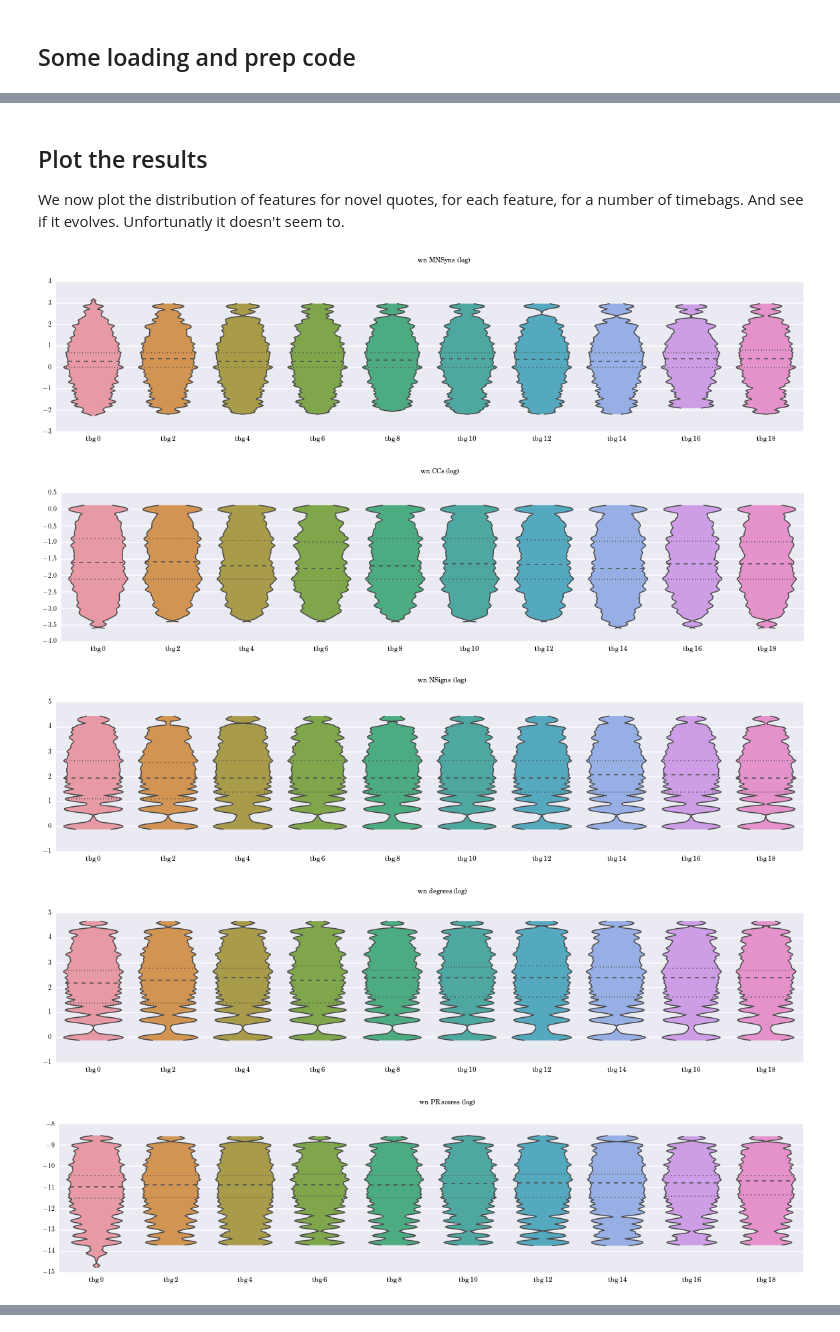
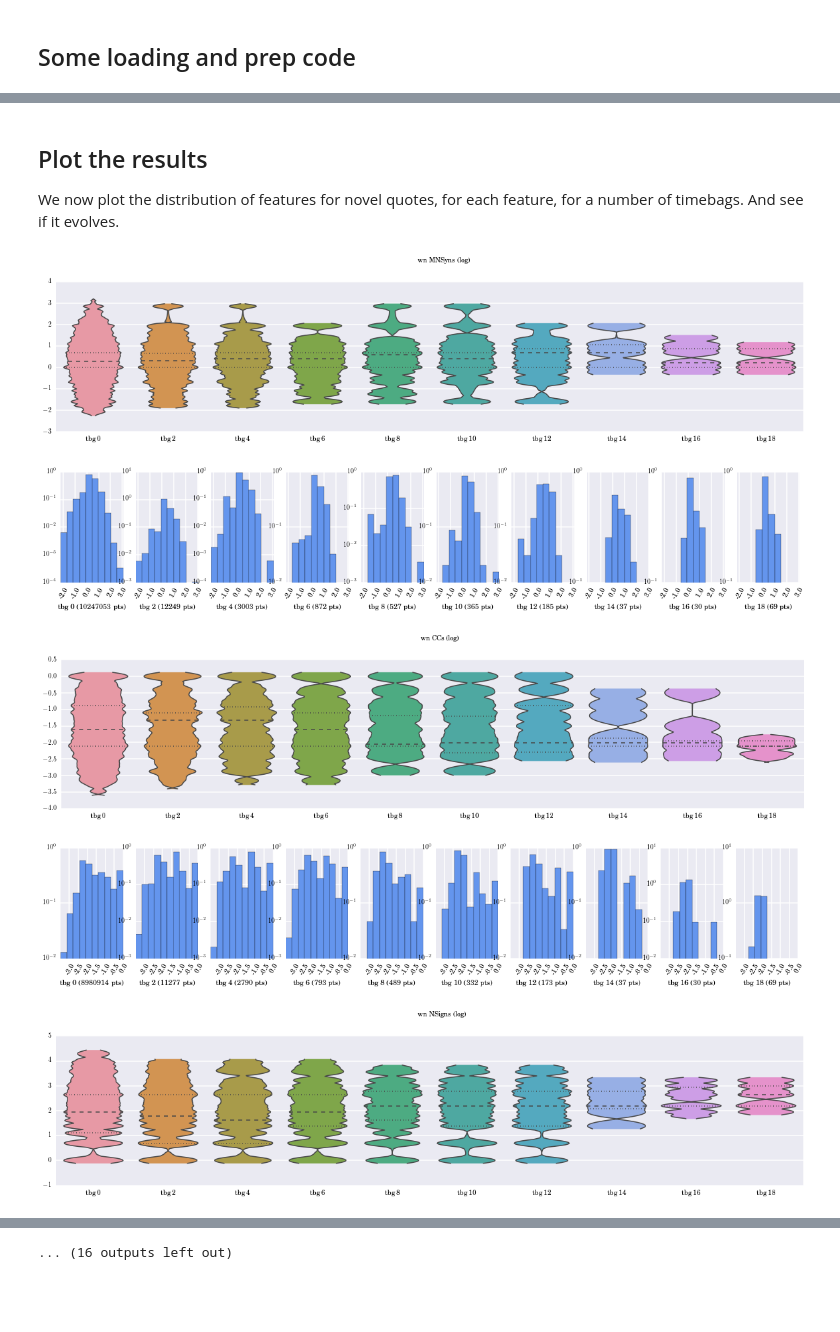
Before and after one commit to wehlutyk/brainscopypaste, a Jupyter notebook: features_timebags_evolution.ipynb, the cells around one changed output, grey strips where cells are left out. Saved outputs shown, nothing was run; the diff lists cells and outputs as text; code cells hidden in the pictures; blank space fills up the shorter version.

Commit message:
Do recursive filtering of quotes produced by substitutions to compute distributions on those

```diff
--- a/features_timebags_evolution.ipynb
+++ b/features_timebags_evolution.ipynb
@@ -98,8 +103,12 @@ min_number_of_timebags = 10
 try:
     # See if we already computed this
     empirical_features = ps.load('data/analyses/empirical_features.pickle')
+    np_new_quotes_counts = ps.load('data/analyses/new_quotes_counts.pickle')
     print 'Loaded from pickle.'
 except IOError:
+    n_clusters_kept = 0
+    new_quotes_counts = []
+
     # A progress indicator
     progress = ProgressInfo(len(clusters), 10, 'features')
 
@@ -112,9 +121,15 @@ except IOError:
         if len(tbgs) < min_number_of_timebags:
             continue
 
+        n_clusters_kept += 1
+        tbgs_n_new_quotes = []
         for i, tbg in enumerate(tbgs):
-            # For the first timebag, don't filter (i.e. the reference set is empty)
-            filtered_relems = get_filtered_relems(tbg, [] if i == 0 else tbgs[0].strings)
+            # Update the set of base strings considered as we go
+            filtered_relems, base_strings = get_filtered_relems_and_strings(tbg, None if i == 0 else base_strings)
+
+            # Update number of new strings
+            if 0 < i and i < min_number_of_timebags:
+                tbgs_n_new_quotes.append(len(base_strings))
 
             # For each feature
             for fsrc, fsrc_values in features.iteritems():
@@ -131,7 +146,11 @@ except IOError:
                         # Then check that the item we just created was indeed for the right timebag.
                         empirical_features[fsrc][ftype][i]
 
+        new_quotes_counts.append(np.array(tbgs_n_new_quotes))
+
     # Convert to numpy arrays
+    print 'Kept {} clusters.'.format(n_clusters_kept)
+    np_new_quotes_counts = np.array(new_quotes_counts)
     for fsrc, fsrc_values in features.iteritems():
         for ftype in fsrc_values.iterkeys():
             for i, all_tbg_empirical_features in enumerate(empirical_features[fsrc][ftype]):
@@ -139,6 +158,7 @@ except IOError:
 
     # Save to disk
     ps.save(empirical_features, 'data/analyses/empirical_features.pickle')
+    ps.save(np_new_quotes_counts, 'data/analyses/new_quotes_counts.pickle')
 # %% [output]
   10 % (5548 / 55483 features)
   20 % (11096 / 55483 features)
@@ -209,7 +187,7 @@ mpl.pyplot.fill_between(x, y - ci, y + ci, alpha=0.2, color='grey')
 # %% [markdown]
 ## Plot the results
 
-We now plot the distribution of features for novel quotes, for each feature, for a number of timebags. And see if it evolves. Unfortunatly it doesn't seem to.
+We now plot the distribution of features for novel quotes, for each feature, for a number of timebags. And see if it evolves.
 # %%
 # How many bins we want
 nbins = 10
@@ -223,38 +201,49 @@ n_timebags_step = 2
 # For each feature
 for fsrc, fsrc_empirical_values in empirical_features.iteritems():
     for ftype, tbgs_empirical_values in fsrc_empirical_values.iteritems():
 
         # Check if we're using a log-scale
         if st.mt_analysis_features[fsrc][ftype]['log']:
             log = True
             logtext = ' (log)'
         else:
             log = False
             logtext = ''
 
         # Create axes
-        fig, ax = mpl.pyplot.subplots(1, 1, figsize=(20, 4))
-        fig.text(0.5, 1, '{} {}'.format(fsrc, ftype.replace('_', ' ')) + logtext)
+        fig1, ax1 = mpl.pyplot.subplots(1, 1, figsize=(20, 4))
+        fig1.text(0.5, 1, '{} {}'.format(fsrc, ftype.replace('_', ' ')) + logtext)
+        fig2, axs2 = mpl.pyplot.subplots(1, n_timebags_shown, figsize=(20, 3), sharex=True)
 
         # Convert values
         vals = []
         for lvals in tbgs_empirical_values[:n_timebags_shown * n_timebags_step:n_timebags_step]:
 
             if log:
                 vals.append(np.log(lvals))
             else:
                 vals.append(lvals)
 
         names = ['tbg {}'.format(i) for i in range(0, n_timebags_shown * n_timebags_step, n_timebags_step)]
 
         # We want the same bandwidth in all violins for a given feature
         # n**(-1./(d+4)) where n is the number of data points,
         # and d the number of dimensions (Scott's rule)
         bw = len(vals[0]) ** (- 1. / (1 + 4))
-        sb.violinplot(vals, names=names, bw=bw, ax=ax, log=log)
+        sb.violinplot(vals, names=names, bw=bw, ax=ax1, log=log)
+
+        # Add histograms
+        for i in range(n_timebags_shown):
+            if i == 0:
+                bins = axs2[i].hist(vals[i], bins=nbins, log=log, normed=True, color="#6495ED")[1]
+            else:
+                axs2[i].hist(vals[i], bins=bins, log=log, normed=True, color="#6495ED")
+            axs2[i].set_xlabel('tbg {} ({} pts)'.format(i * n_timebags_step, len(vals[i])))
+            axs2[i].set_xlim([bins.min(), bins.max()])
+            axs2[i].set_xticklabels(axs2[i].get_xticks(), rotation=60)
 # %% [output]
-[figure, old version]
+[figure, new version]
-[figure, old version]
+[figure, new version]
-[figure, old version]
+[figure, new version]
-[figure, old version]
+[figure, new version]
-[figure, old version]
+[figure, new version]
@@ -269,0 +257 @@ for fsrc, fsrc_empirical_values in empirical_features.iteritems():
+... (16 outputs left out)
```
Also changed, not shown: parts of 8 cells of this notebook, 2 other files.
